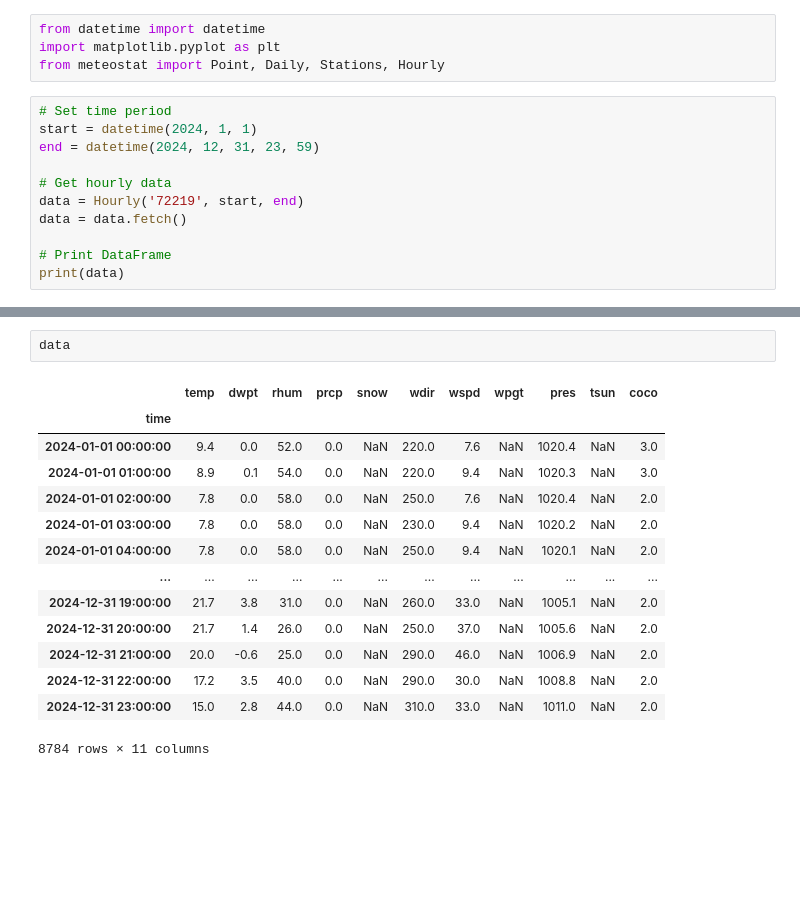
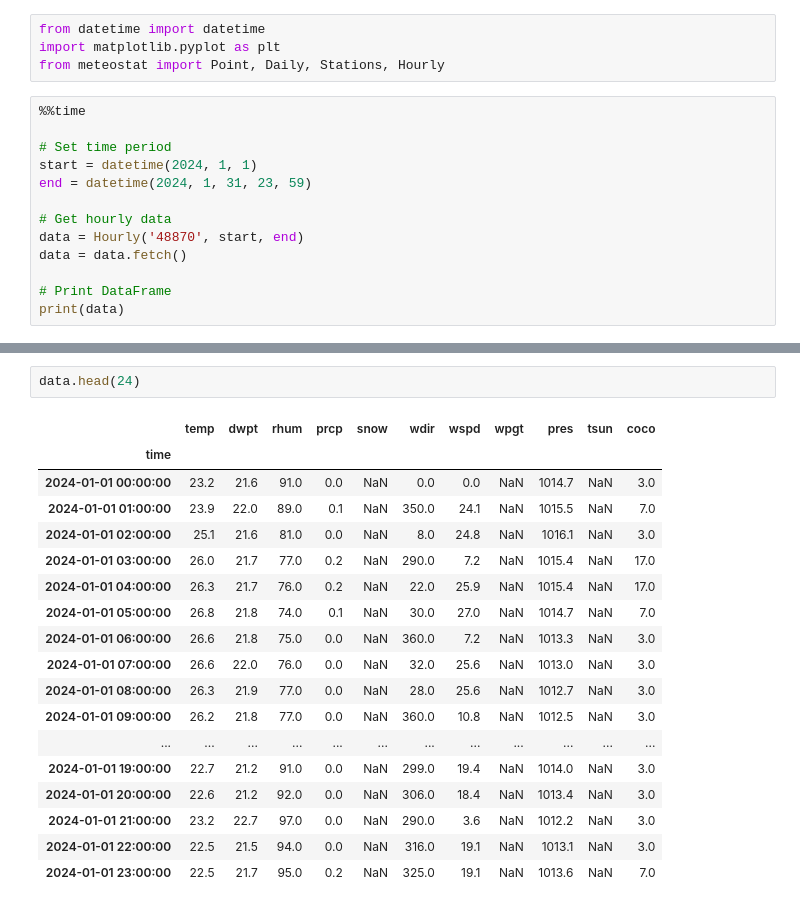
Before and after one commit to hieuxinloi/weather_forecast, a Jupyter notebook: test.ipynb, the cells around one changed output, grey strips where cells are left out. Saved outputs shown, nothing was run; the diff lists cells and outputs as text; blank space fills up the shorter version.

Commit message:
finish data collection

```diff
--- a/test.ipynb
+++ b/test.ipynb
@@ -46,12 +46,14 @@ from datetime import datetime
 import matplotlib.pyplot as plt
 from meteostat import Point, Daily, Stations, Hourly
 # %%
+%%time
+
 # Set time period
 start = datetime(2024, 1, 1)
-end = datetime(2024, 12, 31, 23, 59)
+end = datetime(2024, 1, 31, 23, 59)
 
 # Get hourly data
-data = Hourly('72219', start, end)
+data = Hourly('48870', start, end)
 data = data.fetch()
 
 # Print DataFrame
@@ -76,17 +80,21 @@ time                                         ...
 # %%
-data
+data.head(24)
 # %% [output]
 |  | temp | dwpt | rhum | prcp | snow | wdir | wspd | wpgt | pres | tsun | coco |
 | time |  |  |  |  |  |  |  |  |  |  |  |
-| 2024-01-01 00:00:00 | 9.4 | 0.0 | 52.0 | 0.0 | NaN | 220.0 | 7.6 | NaN | 1020.4 | NaN | 3.0 |
-| 2024-01-01 01:00:00 | 8.9 | 0.1 | 54.0 | 0.0 | NaN | 220.0 | 9.4 | NaN | 1020.3 | NaN | 3.0 |
-| 2024-01-01 02:00:00 | 7.8 | 0.0 | 58.0 | 0.0 | NaN | 250.0 | 7.6 | NaN | 1020.4 | NaN | 2.0 |
-| 2024-01-01 03:00:00 | 7.8 | 0.0 | 58.0 | 0.0 | NaN | 230.0 | 9.4 | NaN | 1020.2 | NaN | 2.0 |
-| 2024-01-01 04:00:00 | 7.8 | 0.0 | 58.0 | 0.0 | NaN | 250.0 | 9.4 | NaN | 1020.1 | NaN | 2.0 |
+| 2024-01-01 00:00:00 | 23.2 | 21.6 | 91.0 | 0.0 | NaN | 0.0 | 0.0 | NaN | 1014.7 | NaN | 3.0 |
+| 2024-01-01 01:00:00 | 23.9 | 22.0 | 89.0 | 0.1 | NaN | 350.0 | 24.1 | NaN | 1015.5 | NaN | 7.0 |
+| 2024-01-01 02:00:00 | 25.1 | 21.6 | 81.0 | 0.0 | NaN | 8.0 | 24.8 | NaN | 1016.1 | NaN | 3.0 |
+| 2024-01-01 03:00:00 | 26.0 | 21.7 | 77.0 | 0.2 | NaN | 290.0 | 7.2 | NaN | 1015.4 | NaN | 17.0 |
+| 2024-01-01 04:00:00 | 26.3 | 21.7 | 76.0 | 0.2 | NaN | 22.0 | 25.9 | NaN | 1015.4 | NaN | 17.0 |
+| 2024-01-01 05:00:00 | 26.8 | 21.8 | 74.0 | 0.1 | NaN | 30.0 | 27.0 | NaN | 1014.7 | NaN | 7.0 |
+| 2024-01-01 06:00:00 | 26.6 | 21.8 | 75.0 | 0.0 | NaN | 360.0 | 7.2 | NaN | 1013.3 | NaN | 3.0 |
+| 2024-01-01 07:00:00 | 26.6 | 22.0 | 76.0 | 0.0 | NaN | 32.0 | 25.6 | NaN | 1013.0 | NaN | 3.0 |
+| 2024-01-01 08:00:00 | 26.3 | 21.9 | 77.0 | 0.0 | NaN | 28.0 | 25.6 | NaN | 1012.7 | NaN | 3.0 |
+| 2024-01-01 09:00:00 | 26.2 | 21.8 | 77.0 | 0.0 | NaN | 360.0 | 10.8 | NaN | 1012.5 | NaN | 3.0 |
 | ... | ... | ... | ... | ... | ... | ... | ... | ... | ... | ... | ... |
-| 2024-12-31 19:00:00 | 21.7 | 3.8 | 31.0 | 0.0 | NaN | 260.0 | 33.0 | NaN | 1005.1 | NaN | 2.0 |
-| 2024-12-31 20:00:00 | 21.7 | 1.4 | 26.0 | 0.0 | NaN | 250.0 | 37.0 | NaN | 1005.6 | NaN | 2.0 |
-| 2024-12-31 21:00:00 | 20.0 | -0.6 | 25.0 | 0.0 | NaN | 290.0 | 46.0 | NaN | 1006.9 | NaN | 2.0 |
-| 2024-12-31 22:00:00 | 17.2 | 3.5 | 40.0 | 0.0 | NaN | 290.0 | 30.0 | NaN | 1008.8 | NaN | 2.0 |
-| 2024-12-31 23:00:00 | 15.0 | 2.8 | 44.0 | 0.0 | NaN | 310.0 | 33.0 | NaN | 1011.0 | NaN | 2.0 |
+| 2024-01-01 19:00:00 | 22.7 | 21.2 | 91.0 | 0.0 | NaN | 299.0 | 19.4 | NaN | 1014.0 | NaN | 3.0 |
+| 2024-01-01 20:00:00 | 22.6 | 21.2 | 92.0 | 0.0 | NaN | 306.0 | 18.4 | NaN | 1013.4 | NaN | 3.0 |
+| 2024-01-01 21:00:00 | 23.2 | 22.7 | 97.0 | 0.0 | NaN | 290.0 | 3.6 | NaN | 1012.2 | NaN | 3.0 |
+| 2024-01-01 22:00:00 | 22.5 | 21.5 | 94.0 | 0.0 | NaN | 316.0 | 19.1 | NaN | 1013.1 | NaN | 3.0 |
+| 2024-01-01 23:00:00 | 22.5 | 21.7 | 95.0 | 0.2 | NaN | 325.0 | 19.1 | NaN | 1013.6 | NaN | 7.0 |
-8784 rows × 11 columns
```
Also changed, not shown: parts of 3 cells of this notebook, 5 other files.
